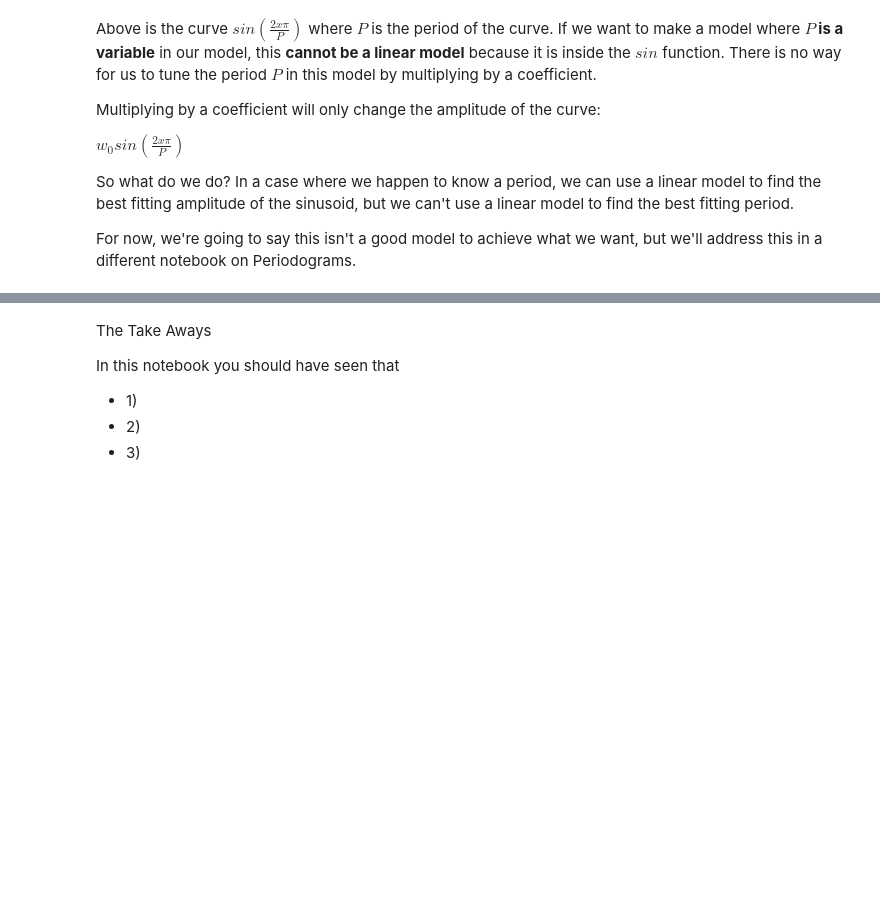
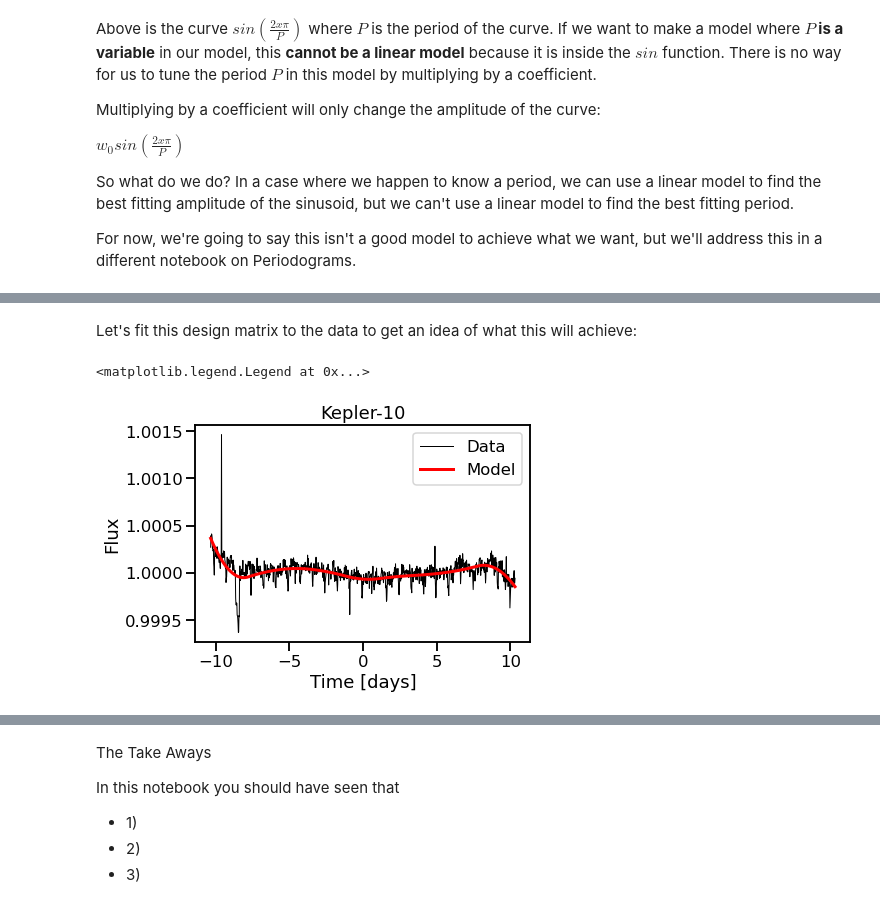
Before and after one commit to christinahedges/BuildingFastLinearModels, a Jupyter notebook: docs/1-3_real-life-linear-models.ipynb, the cells around one changed output, grey strips where cells are left out. Drawn from its saved outputs; the diff is of its cells as text; code cells hidden in the pictures; blank space fills up the shorter version.

```diff
--- a/docs/1-3_real-life-linear-models.ipynb
+++ b/docs/1-3_real-life-linear-models.ipynb
@@ -213,0 +253,13 @@ For now, we're going to say this isn't a good model to achieve what we want, but
+# %% [markdown]
+Let's fit this design matrix to the data to get an idea of what this will achieve:
+# %%
+w = np.linalg.solve(A_spline.T.dot(A_spline), A_spline.T.dot(y))
+
+fig, ax = plt.subplots()
+ax.plot(x, y, lw=1, label='Data', c='k')
+ax.plot(x, A_spline.dot(w), lw=3, label='Model', c='r')
+ax.set(xlabel='Time [days]', ylabel='Flux', title='Kepler-10')
+ax.legend()
+# %% [output]
+<matplotlib.legend.Legend at 0x...>
+[figure, added]
```
Also changed, not shown: parts of 22 cells of this notebook.
